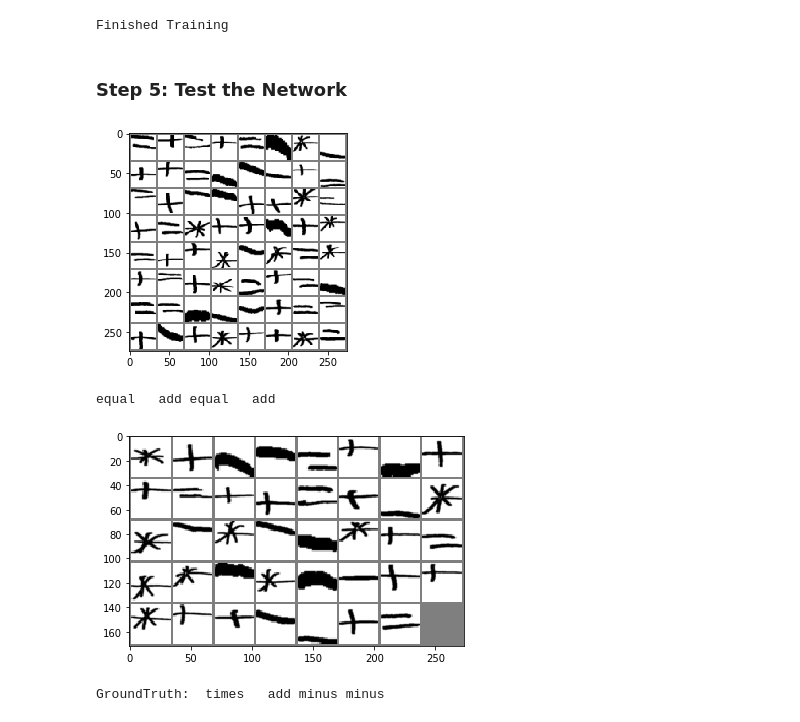
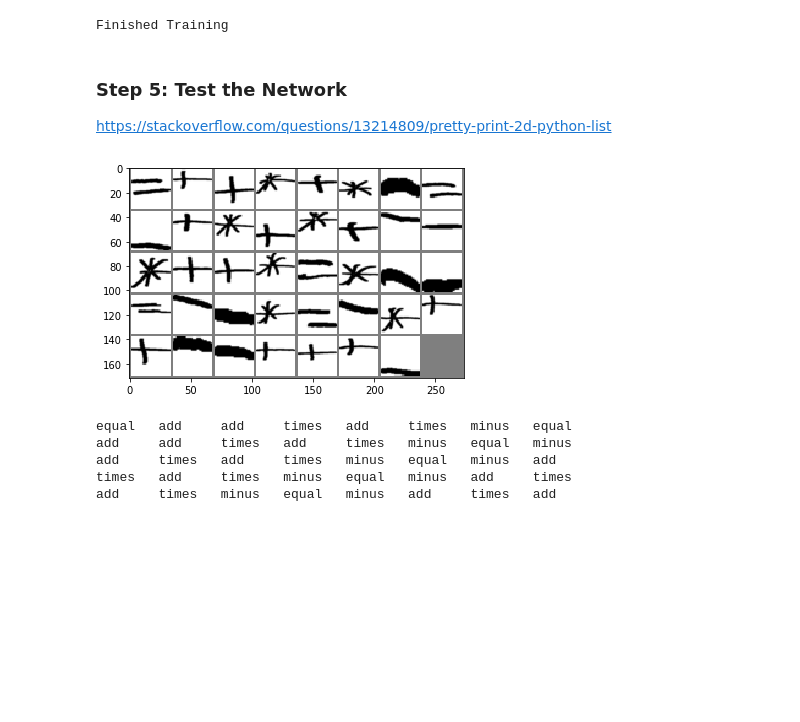
Before and after one commit to lenghuang/picTex, a Jupyter notebook: textDetect/picTex_detect.ipynb, the cells around one changed output. Saved outputs shown, nothing was run; the diff lists cells and outputs as text; code cells hidden in the pictures; blank space fills up the shorter version.

Commit message:
Change results display

```diff
--- a/textDetect/picTex_detect.ipynb
+++ b/textDetect/picTex_detect.ipynb
@@ -169,42 +169,53 @@ train_network()
 Finished Training
 # %% [markdown]
 ### Step 5: Test the Network
+
+https://stackoverflow.com/questions/13214809/pretty-print-2d-python-list
 # %%
 import matplotlib.pyplot as plt
 import torchvision.utils as tvu
 
-def show_image():
-    # Function to show an image
-    def imshow(img):
-        img = img / 2 + 0.5 # unnormalize
-        npimg = img.numpy() # numpy-ify image
-        plt.imshow(np.transpose(npimg, (1, 2, 0)))
-        plt.show()
 
-    # get some random training images
-    # example of how DataLoaders make things easier
-    # iter() and .next() act like loops i think?
-    dataiter = iter(trainloader)
-    images, labels = dataiter.next()
+# Function to show an image
+def imshow(img):
+    img = img / 2 + 0.5 # unnormalize
+    npimg = img.numpy() # numpy-ify image
+    plt.imshow(np.transpose(npimg, (1, 2, 0)))
+    plt.show()
 
-    # Given a tensor or a list of image tensors, make a grid of images
-    imshow(tvu.make_grid(images))
-    # print labels
-    print(' '.join('%5s' % classes[labels[j]] for j in range(4)))
-    return imshow
+# Display Content in 5 rows 8 cols matrix
+def display_class(labels):
+    results = []
+    for i in range(5):
+        row = []
+        for j in range(8):
+            index = i + 1 * j
+            prediction = classes[labels[index]]
+            row.append(prediction)
+        results.append(row)
+    # Fancy code I found on StackOverflow
+    s = [[str(e) for e in row] for row in results]
+    lens = [max(map(len, col)) for col in zip(*s)]
+    fmt = '\t'.join('{{:{}}}'.format(x) for x in lens)
+    table = [fmt.format(*row) for row in s]
+    print('\n'.join(table))
+
+
 
 def test_data():
     dataiter = iter(testloader)
     images, labels = dataiter.next()
 
     # print images
     imshow(tvu.make_grid(images))
-    print('GroundTruth: ', ' '.join('%5s' % classes[labels[j]] for j in range(4)))
+    display_class(labels)
 
 imshow = show_image()
 test_data()
 # %% [output]
-[figure, old version]
+[figure, new version]
-equal   add equal   add
+equal   add     add     times   add     times   minus   equal
+add     add     times   add     times   minus   equal   minus
+add     times   add     times   minus   equal   minus   add
+times   add     times   minus   equal   minus   add     times
+add     times   minus   equal   minus   add     times   add
-[figure, removed]
-GroundTruth:  times   add minus minus
```
